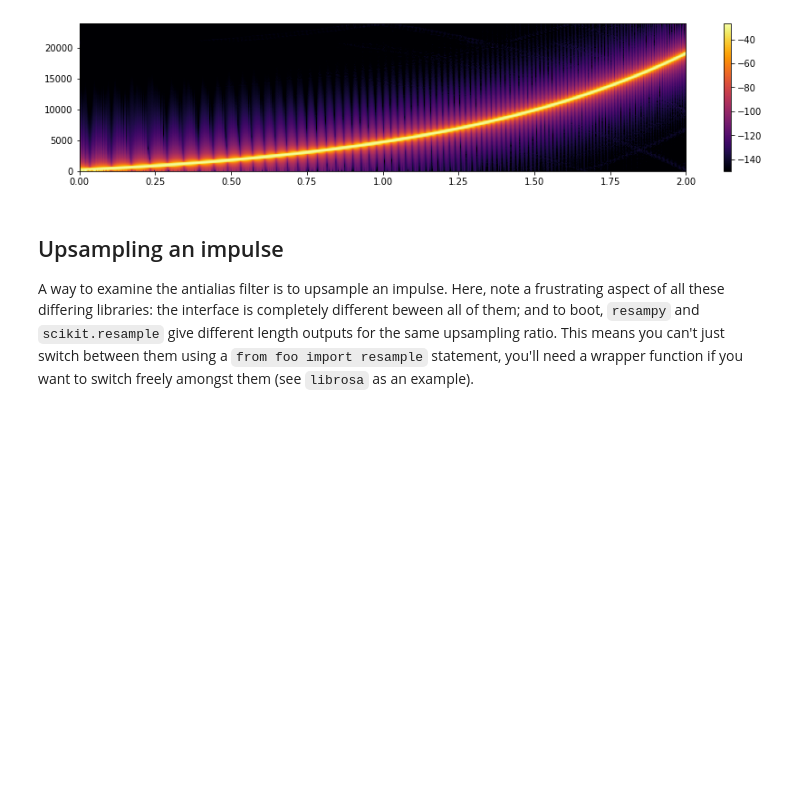
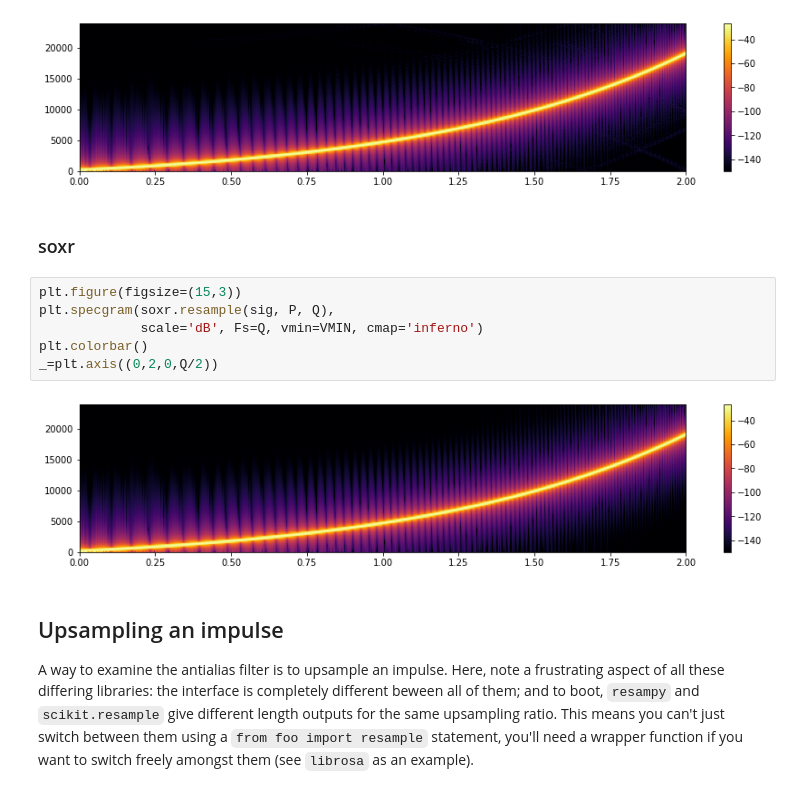
Before and after one commit to jonashaag/audio-resampling-in-python, a Jupyter notebook: Audio Resampling in Python.ipynb, the cells around one changed output. Drawn from its saved outputs; the diff is of its cells as text; blank space fills up the shorter version.

```diff
--- a/Audio Resampling in Python.ipynb
+++ b/Audio Resampling in Python.ipynb
@@ -285,6 +292,16 @@ plt.colorbar()
 _=plt.axis((0,2,0,Q/2))
 # %% [output]
 [figure]
+# %% [markdown]
+### soxr
+# %%
+plt.figure(figsize=(15,3))
+plt.specgram(soxr.resample(sig, P, Q),
+             scale='dB', Fs=Q, vmin=VMIN, cmap='inferno')
+plt.colorbar()
+_=plt.axis((0,2,0,Q/2))
+# %% [output]
+[figure, added]
 # %% [markdown]
 ## Upsampling an impulse
 
```
Also changed, not shown: parts of 17 cells of this notebook.
